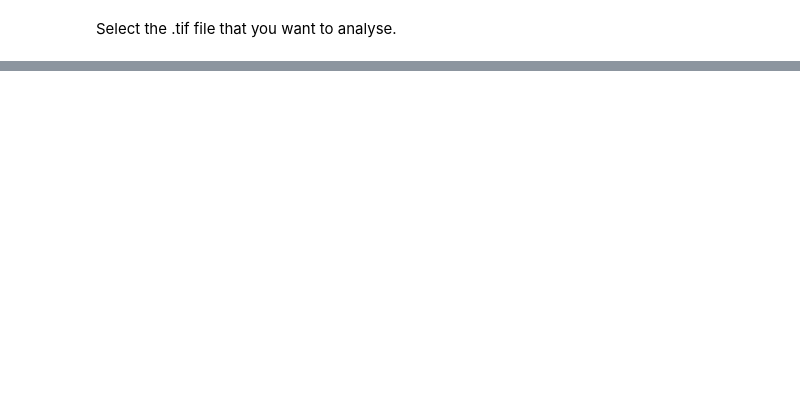
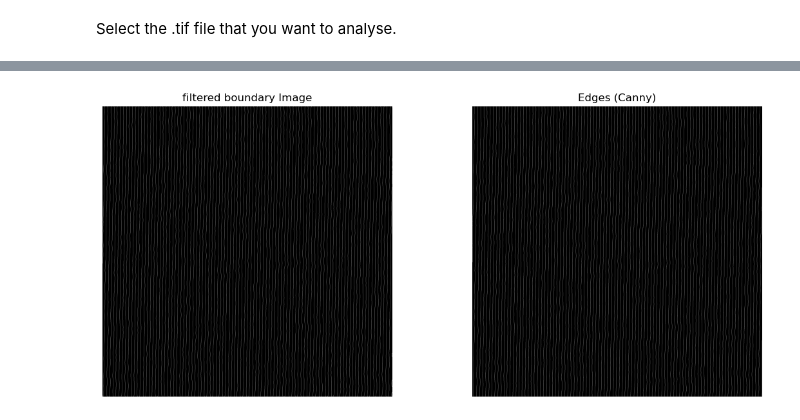
Before and after one commit to DevinGrabner/CD-SEM, a Jupyter notebook: RunThis_CD_SEM_Analysis.ipynb, the cells around one changed output, grey strips where cells are left out. Saved outputs shown, nothing was run; the diff lists cells and outputs as text; code cells hidden in the pictures; blank space fills up the shorter version.

```diff
--- a/RunThis_CD_SEM_Analysis.ipynb
+++ b/RunThis_CD_SEM_Analysis.ipynb
@@ -21,0 +23,34 @@ Angle of rotation: 0
+# %%
+import matplotlib.pyplot as plt
+from skimage import feature, filters
+
+# Apply Canny edge detector to find edges
+edges_canny = feature.canny(Image.image_flat, sigma=8, use_quantiles=True)
+
+# Apply Sobel edge detector to find edges
+edges_sobel = filters.sobel(Image.image_flat)
+
+# Set appropriate thresholds for binary conversion
+threshold_canny = 0.1  # Adjust this threshold as needed
+threshold_sobel = 0.1  # Adjust this threshold as needed
+
+# Convert edges to binary images based on the thresholds
+binary_canny = (np.where(edges_canny > threshold_canny,1,0)).astype(np.uint8)
+binary_sobel = (np.where(edges_sobel > threshold_sobel,1,0)).astype(np.uint8)
+
+plt.figure(figsize=(12, 5))
+# Display the original grayscale image and the edges using Canny and Sobel
+plt.subplot(1, 2, 1)
+plt.imshow(Image.image_boundaries, cmap='gray')
+plt.title('filtered boundary Image')
+plt.axis('off')
+
+plt.subplot(1, 2, 2)
+plt.imshow(binary_canny, cmap='gray')
+plt.title('Edges (Canny)')
+plt.axis('off')
+
+plt.tight_layout()
+plt.show()
+# %% [output]
+[figure, added]
```
Also changed, not shown: parts of 6 cells of this notebook, 5 other files.
